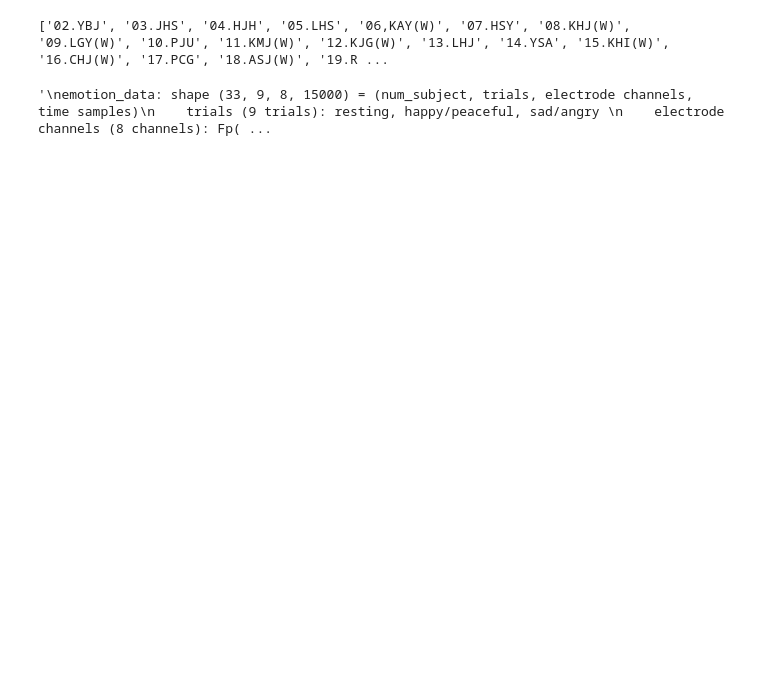
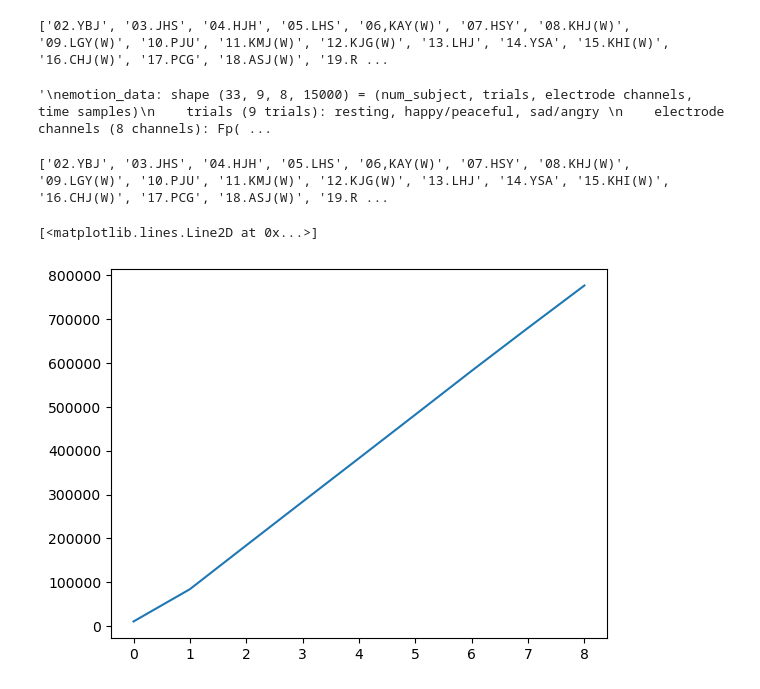
Before and after one commit to sees4321/Samsung_2024, a Jupyter notebook: emotion_data_preprocessing.ipynb, the cells around one changed output. Saved outputs shown, nothing was run; the diff lists cells and outputs as text; code cells hidden in the pictures; blank space fills up the shorter version.

```diff
--- a/emotion_data_preprocessing.ipynb
+++ b/emotion_data_preprocessing.ipynb
@@ -83,3 +83,71 @@ emotion_label2: shape (32, 9) = (num_subject, trials)
 """
 # %% [output]
 '\nemotion_data: shape (33, 9, 8, 15000) = (num_subject, trials, electrode channels, time samples)\n    trials (9 trials): resting, happy/peaceful, sad/angry \n    electrode channels (8 channels): Fp( ...
+# %%
+import pandas as pd
+import os
+import numpy as np
+from scipy import signal
+from mne.filter import resample
+
+def filter_signal(dat:np.ndarray,
+                  band=[1,50],
+                  sampling_rate:int=500):
+    # data: 1D array
+    [b, a] = signal.iirnotch(60, 30, sampling_rate) # power noise
+    dat = signal.filtfilt(b, a, dat)
+    [b, a] = signal.butter(3, band, 'bandpass', fs=sampling_rate)
+    dat = signal.filtfilt(b, a, dat)
+    # dat =  np.convolve(dat, np.ones(sampling_rate//20) / (sampling_rate//20), mode='same')
+    return dat
+
+def preprocess_emotion_data(path:str, fs:int=125):
+    ROOT_PATH = path + '/Day 1/'
+    subj_list = os.listdir(ROOT_PATH)
+    print(subj_list)
+
+    eeg_resting = []
+    eeg = []
+    label_rating = []
+    label_target = []
+
+    for idx, subj in enumerate(subj_list):
+        dat_list = os.listdir(ROOT_PATH+subj)
+        # print(subj, dat_list[0])
+        easy_ = np.asarray(pd.read_csv(ROOT_PATH + subj + '/' + dat_list[0], delimiter='\t'), float).T
+        easy = easy_[:,0::2]
+        event = np.append(np.where(easy[8]!=0)[0], np.where(easy_[8,1::2]!=0)[0])//(500//fs)
+        event.sort()
+        easy = easy[:8]
+        easy = resample(easy, down=500//fs)
+        easy = filter_signal(easy, sampling_rate=125)
+        eeg_resting.append(np.concatenate((easy[:,event[0]:event[0]+fs*60], easy[:,event[0]+fs*65:event[0]+fs*125]), axis=1))
+        eeg.append(np.stack([easy[:,event[i]:event[i]+fs*120] for i in range(1,9)]))
+
+        label_raw = pd.read_csv(ROOT_PATH + subj + '/' + [s for s in dat_list if 'Emotion' in s][0])
+        label_np = np.array(label_raw[['resting','H1','H2','P1','P2','A1','A2','S1','S2']])
+        label_np[2,0] = -1
+        label_rating.append(label_np[:2, np.argsort(label_np[2])].T)
+        label_2 = np.stack([label_np[2], [0, 1, 1, 2, 2, 3, 3, 4, 4]])
+        label_target.append(label_2[1, np.argsort(label_2[0])])
+
+    eeg = np.stack(eeg, 0)
+    eeg_resting = np.stack(eeg_resting, 0)
+    label_rating = np.stack(label_rating, 0)
+    label_target = np.stack(label_target, 0)
+
+    np.savez_compressed(f'{path}/emotion/emotion.npz',
+                        eeg=eeg,
+                        eeg_resting=eeg_resting,
+                        label_rating=label_rating,
+                        label_target=label_target)
+
+preprocess_emotion_data('D:/One_한양대학교/private object minsu/coding/data/samsung_2024')
+# %% [output]
+['02.YBJ', '03.JHS', '04.HJH', '05.LHS', '06,KAY(W)', '07.HSY', '08.KHJ(W)', '09.LGY(W)', '10.PJU', '11.KMJ(W)', '12.KJG(W)', '13.LHJ', '14.YSA', '15.KHI(W)', '16.CHJ(W)', '17.PCG', '18.ASJ(W)', '19.R ...
+# %%
+import matplotlib.pyplot as plt
+plt.plot(event)
+# %% [output]
+[<matplotlib.lines.Line2D at 0x...>]
+[figure, added]
```
Also changed, not shown: 7 other files.
